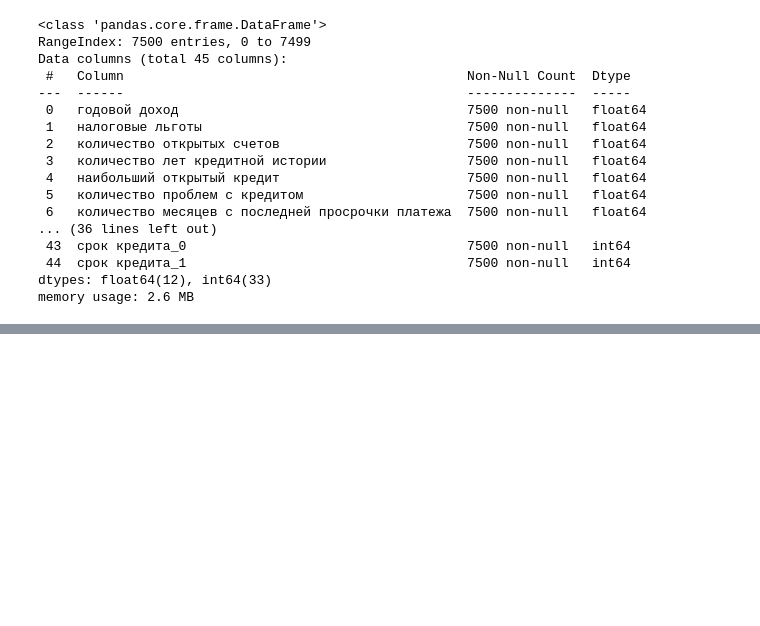
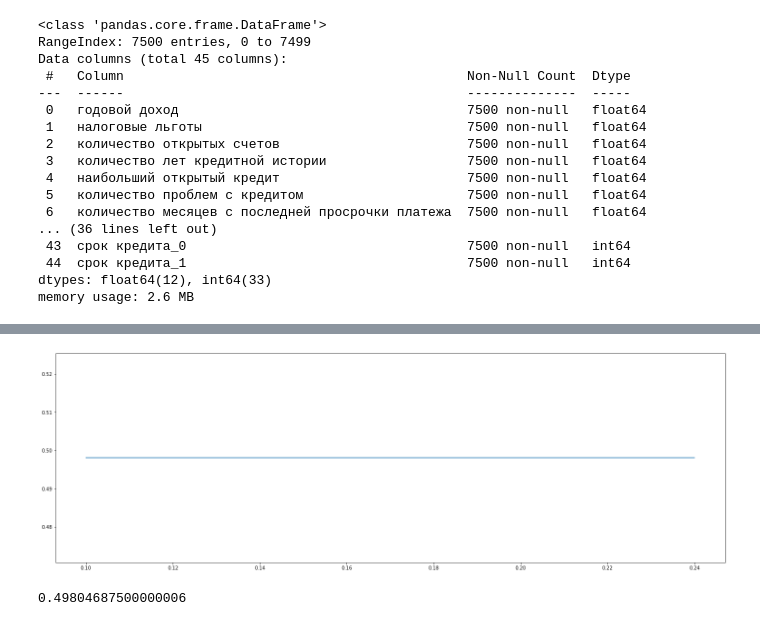
Before and after one commit to paldess/kursov_ml_2, a Jupyter notebook: kursov.ipynb, the cells around one changed output, grey strips where cells are left out. Saved outputs shown, nothing was run; the diff lists cells and outputs as text; code cells hidden in the pictures; blank space fills up the shorter version.

```diff
--- a/kursov.ipynb
+++ b/kursov.ipynb
@@ -11,3 +11,5 @@ from sklearn.metrics import f1_score, recall_score, precision_score
+# %%
+plt.rcParams['figure.figsize']=(25, 8)
 # %%
 data_read = pd.read_csv('course_project_train.csv')
 data_read.info()
@@ -130,7 +134,3 @@ memory usage: 2.6 MB
 # %%
 x_train, x_test, y_train, y_test = train_test_split(data, target, test_size=0.3, random_state=42)
 from xgboost import XGBClassifier
-xgb = XGBClassifier()
-xgb.fit(x_train, y_train)
-y_pred = xgb.predict(x_test)
-f1_score(y_test, y_pred)
@@ -139,0 +137,14 @@ f1_score(y_test, y_pred)
+# %%
+qwe = []
+qw = []
+q = (i/100 for i in range(10, 25))
+for i in q:
+    xgb = XGBClassifier(eta=0.21, max_depth=8, n_jobs=7)
+    xgb.fit(x_train, y_train)
+    y_pred = xgb.predict(x_test)
+    qw.append(f1_score(y_test, y_pred))
+    qwe.append(i)
+print(classification_report(y_test, y_pred))
+plt.plot(qwe, qw)
+plt.show()
+# %% [output]
@@ -139,0 +168,5 @@ f1_score(y_test, y_pred)
+[figure, added]
+# %%
+f1_score(y_test, y_pred)
+# %% [output]
+0.49804687500000006
```
Also changed, not shown: parts of 14 cells of this notebook.
